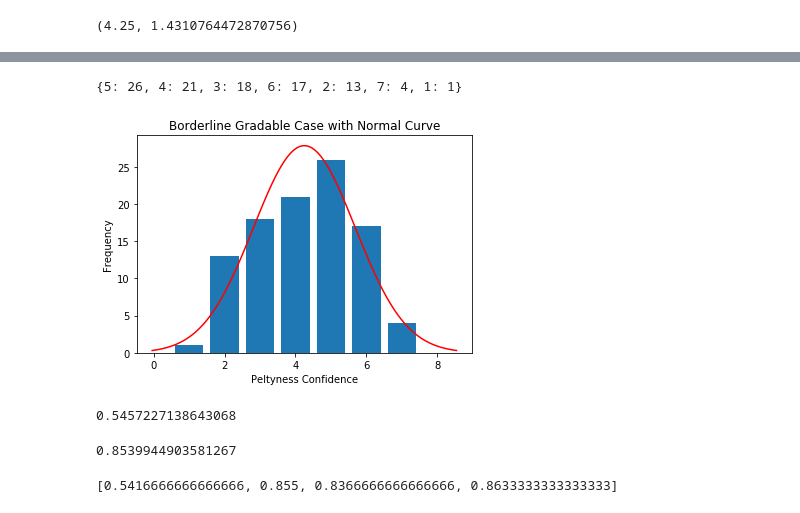
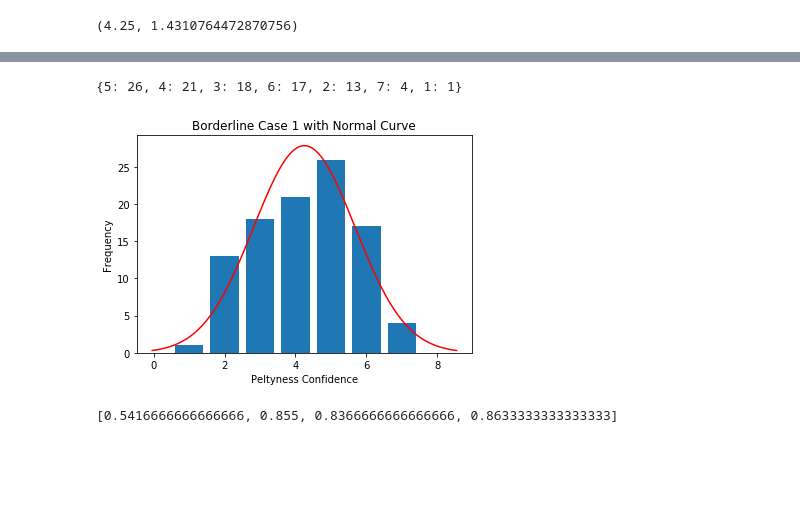
Before and after one commit to haparici/learning-adjectival-meaning, a Jupyter notebook: experimental_data_analysis.ipynb, the cells around one changed output, grey strips where cells are left out. Drawn from its saved outputs; the diff is of its cells as text; code cells hidden in the pictures; blank space fills up the shorter version.

```diff
--- a/experimental_data_analysis.ipynb
+++ b/experimental_data_analysis.ipynb
@@ -10,7 +10,7 @@ from scipy.stats import shapiro,norm,ttest_ind, anderson
 from itertools import product
 %matplotlib inline
 # %%
-FORMS_DIR = "data"
+FORMS_DIR = "data/experimental_results"
 dfs = []
 for file in os.listdir(FORMS_DIR):
     print(file)
@@ -53,7 +53,7 @@ means = []
 probs = []
 stds = []
 prob_stds = []
-titles = ["Borderline Gradable", "Control Gradable", "Borderline Non-gradable", "Control Non-gradable"]
+titles = ["Borderline Case 1", "Control Case 1", "Borderline Case 2", "Control Case 2"]
 for i in range(len(dfs)):
     name,df = dfs[i]
     x,y = tups[i]
@@ -214,32 +205,24 @@ mean,std
 # %%
 df = dfs[0][1]
 freqs = dict(df["pelty"].value_counts())
 print(freqs)
 freq_vals = []
 for i in range(7):
     if i+1 in freqs:
         freq_vals.append(freqs[i+1])
     else:
         freq_vals.append(0)
 plt.bar(np.arange(1,8),freq_vals)
 plt.ylabel("Frequency")
 plt.xlabel("Peltyness Confidence")
-plt.title("Borderline Gradable Case with Normal Curve")
+plt.title("Borderline Case 1 with Normal Curve")
 x = np.linspace(mean - 3*std, mean + 3*std, 100)
 plt.plot(x,100*norm.pdf(x,mean,std),color='r')
 plt.savefig("imgs/shapiro.png")
 plt.show()
 # %% [output]
 {5: 26, 4: 21, 3: 18, 6: 17, 2: 13, 7: 4, 1: 1}
-[figure, old version]
+[figure, new version]
-# %%
-(4.274336283185841-1)/6
-# %% [output]
-0.5457227138643068
-# %%
-(6.12396694214876-1)/6
-# %% [output]
-0.8539944903581267
 # %%
 probs = [(m-1)/6 for m in means]
 # %%
```
Also changed, not shown: parts of 33 cells of this notebook, 31 other files.
